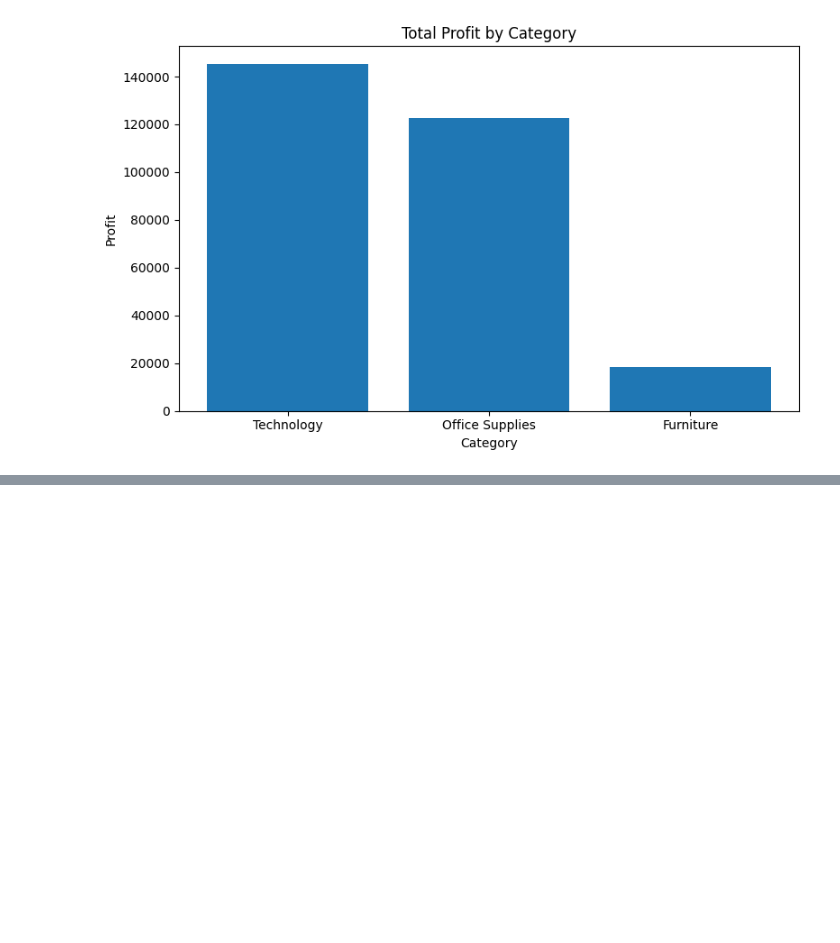
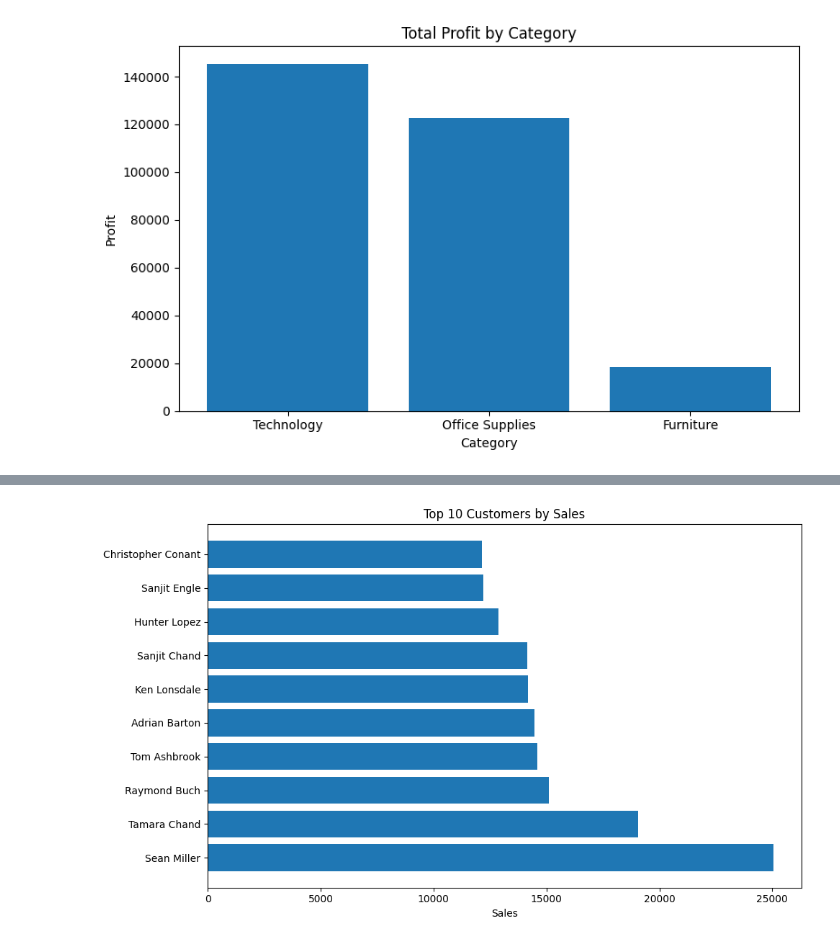
Before and after one commit to StojkoskiT/data-science-portfolio, a Jupyter notebook: projects/sales_sql_analysis/notebooks/sales_analysis.ipynb, the cells around one changed output, grey strips where cells are left out. Cells and saved outputs as stored; diff of their text form; code cells hidden in the pictures; blank space fills up the shorter version.

Commit message:
Add top customers SQL analysis and visualization

```diff
--- a/projects/sales_sql_analysis/notebooks/sales_analysis.ipynb
+++ b/projects/sales_sql_analysis/notebooks/sales_analysis.ipynb
@@ -100,3 +100,14 @@ plt.tight_layout()
 plt.show()
 # %% [output]
 [figure]
+# %%
+query = """
+SELECT "Customer Name" AS customer_name,
+    ROUND(SUM(Sales), 2) AS total_sales
+FROM sales
+GROUP BY "Customer Name"
+ORDER BY total_sales DESC
+LIMIT 10
+"""
+top_customers = pd.read_sql_query(query, conn)
+top_customers
@@ -102,0 +126,9 @@ plt.show()
+# %%
+plt.figure(figsize=(10, 6))
+plt.barh(top_customers["customer_name"], top_customers["total_sales"])
+plt.title("Top 10 Customers by Sales")
+plt.xlabel("Sales")
+plt.tight_layout()
+plt.show()
+# %% [output]
+[figure, added]
```
Also changed, not shown: parts of 1 cell of this notebook.
